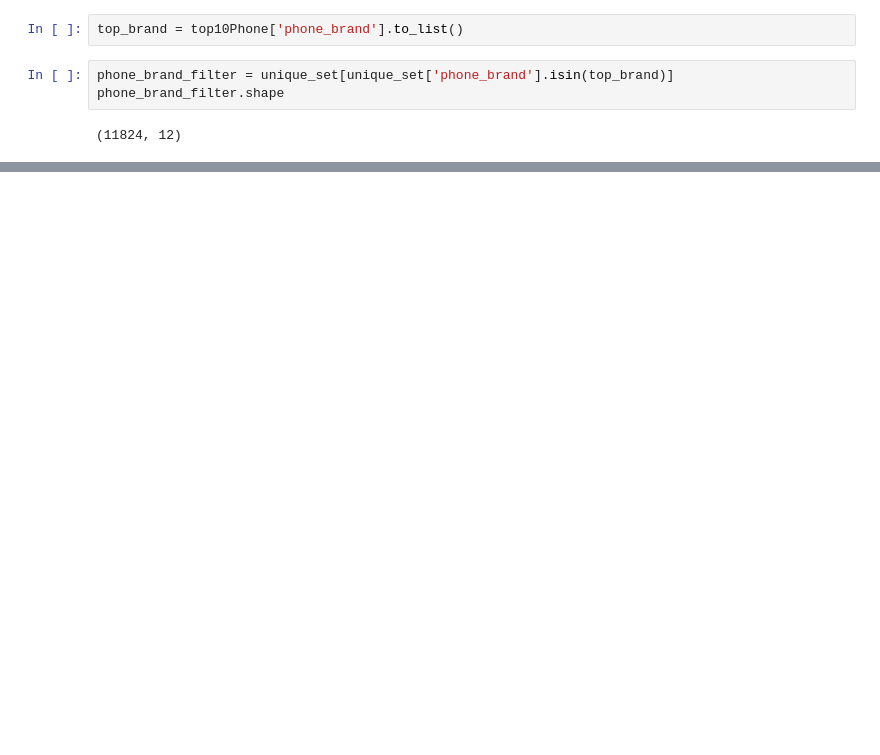
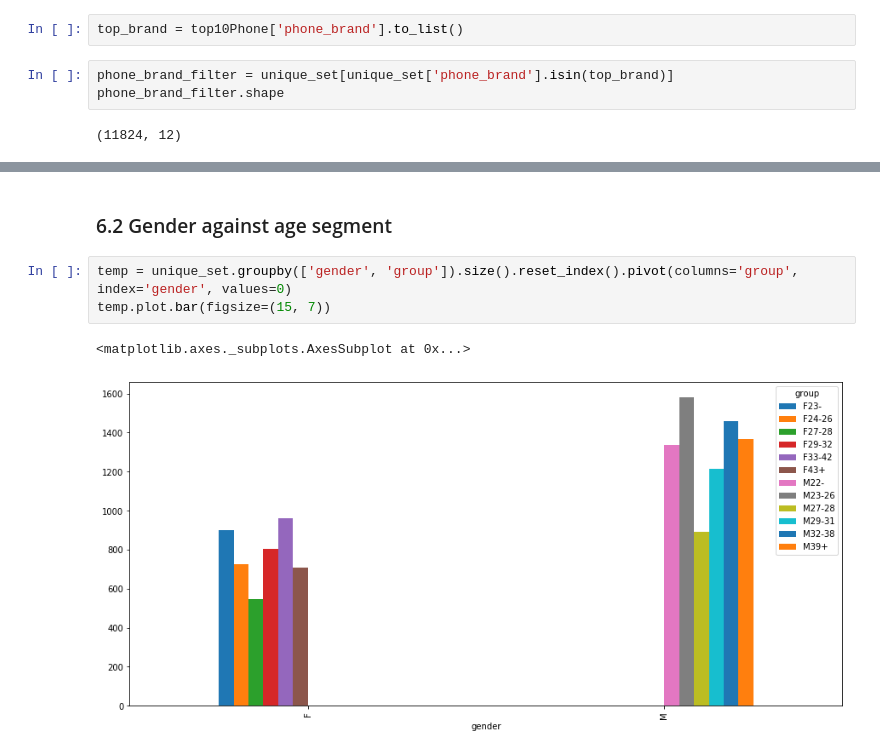
Before and after one commit to spsesha/capstone-project-1, a Jupyter notebook: Capstone Project.ipynb, the cells around one changed output, grey strips where cells are left out. Cells and saved outputs as stored; diff of their text form; blank space fills up the shorter version.

```diff
--- a/Capstone Project.ipynb
+++ b/Capstone Project.ipynb
@@ -287,0 +308,8 @@ temp.plot.bar(stacked=True, figsize=(15, 7))
+# %% [markdown]
+### 6.2 Gender against age segment
+# %%
+temp = unique_set.groupby(['gender', 'group']).size().reset_index().pivot(columns='group', index='gender', values=0)
+temp.plot.bar(figsize=(15, 7))
+# %% [output]
+<matplotlib.axes._subplots.AxesSubplot at 0x...>
+[figure, added]
```
Also changed, not shown: parts of 24 cells of this notebook.
